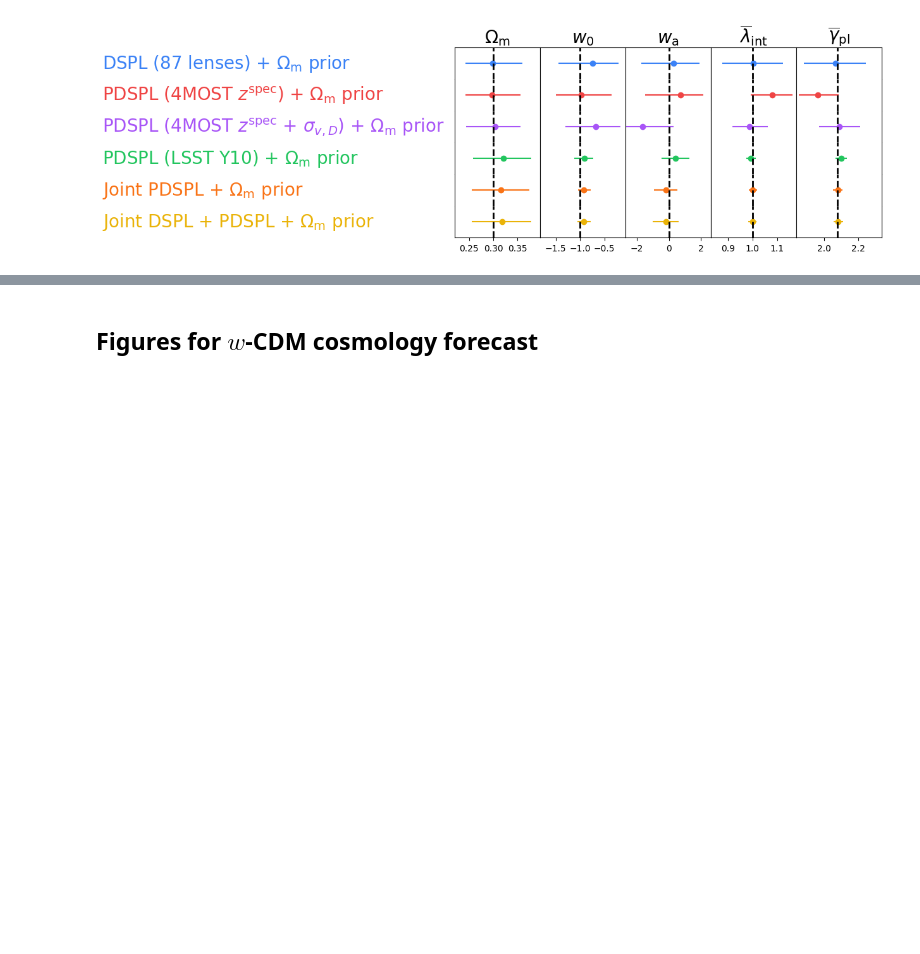
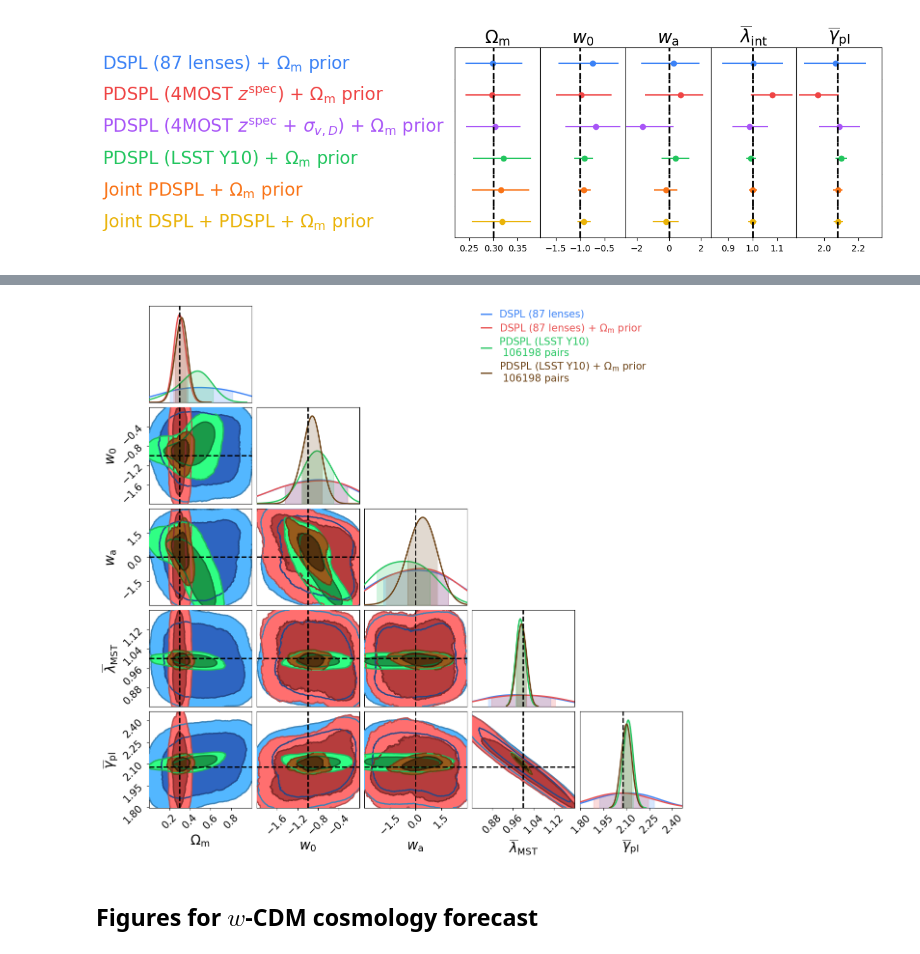
Before and after one commit to timedilatesme/pdspl-analysis, a Jupyter notebook: notebooks/forecast_figures.ipynb, the cells around one changed output, grey strips where cells are left out. Saved outputs shown, nothing was run; the diff lists cells and outputs as text; code cells hidden in the pictures; blank space fills up the shorter version.

```diff
--- a/notebooks/forecast_figures.ipynb
+++ b/notebooks/forecast_figures.ipynb
@@ -288,3 +350,66 @@ print(latex_table)
+# %%
+# All PDSPLs compared
+
+c = ChainConsumer()
+
+c.add_chain(forecast_samples["DSPL"]["w0waCDM"]["chainconsumer_chain"])
+
+# add DSPL with prior
+# change color
+DSPL_chain_with_prior = copy.deepcopy(forecast_samples["DSPL"]['w0waCDM']['chainconsumer_chain_with_prior'])
+DSPL_chain_with_prior.color = "#e84f4f"
+c.add_chain(DSPL_chain_with_prior)
+
+c.add_chain(forecast_samples["lsst_y10"]["w0waCDM"]["chainconsumer_chain"])
+
+# add lsst_y10 with prior
+# change color
+lsst_y10_chain_with_prior = copy.deepcopy(forecast_samples["lsst_y10"]['w0waCDM']['chainconsumer_chain_with_prior'])
+lsst_y10_chain_with_prior.color = '#6b4114'
+c.add_chain(lsst_y10_chain_with_prior)
+
+
+c.add_truth(
+    Truth(
+    location = {
+        r"$\Omega_{\rm m}$": 0.3,
+        r"$w_0$": -1,
+        r"$w_{\rm a}$": 0,
+        r"$\overline{\lambda}_{\rm MST}$": 1.0,
+        r"$\overline{\gamma}_{\rm pl}$": 2.078,
+        # r"$\sigma(\gamma_{\rm pl, global})$": gamma_pl_sigma,
+    }, line_width=2)
+)
+
+extents = {
+                r"$\Omega_{\rm m}$": [0.1, 0.5],
+                r"$w_0$": [-2, 0],
+                r"$w_{\rm a}$": [-3, 3],
+                r"$\overline{\lambda}_{\rm MST}$": [0.8, 1.2],
+                r"$\overline{\gamma}_{\rm pl}$": [1.5, 2.5],
+                # r"$\sigma(\gamma_{\rm pl, global})$": [0.0, 0.32],
+            }
+
+c.plotter.set_config(
+    PlotConfig(
+            # extents=extents,
+            plot_hists=True,
+            legend_kwargs={
+                "loc": "upper left",
+                "bbox_to_anchor": (-1, 1.),
+                "fontsize": 15,
+            },
+            legend_artists=False,
+            tick_font_size=15,
+            label_font_size=20,
+        )
+)
+
+c.plotter.plot(
+    filename = FIGURES_DIR + "forecast_w0waCDM_DSPL_PDSPL_y10.pdf",
+);
+# %% [output]
+[figure, added]
 # %% [markdown]
 ## Figures for $w$-CDM cosmology forecast
 # %%
```
Also changed, not shown: parts of 7 cells of this notebook, 9 other files.
